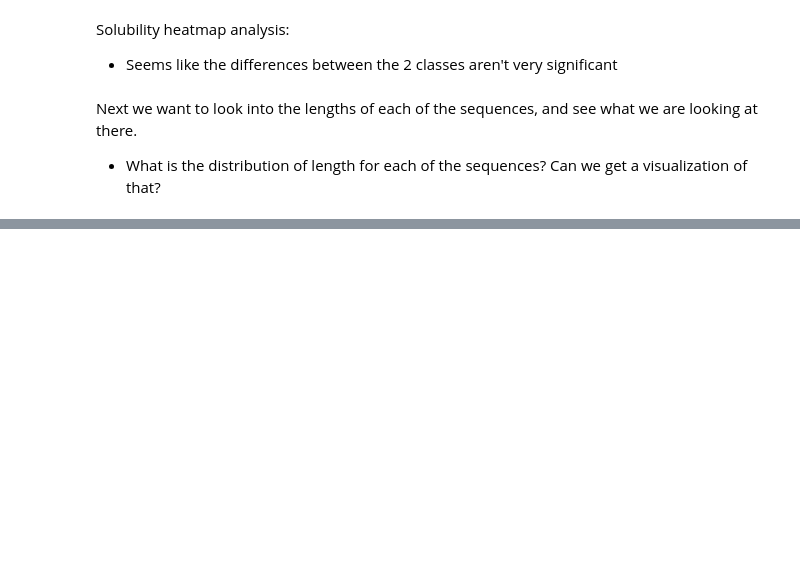
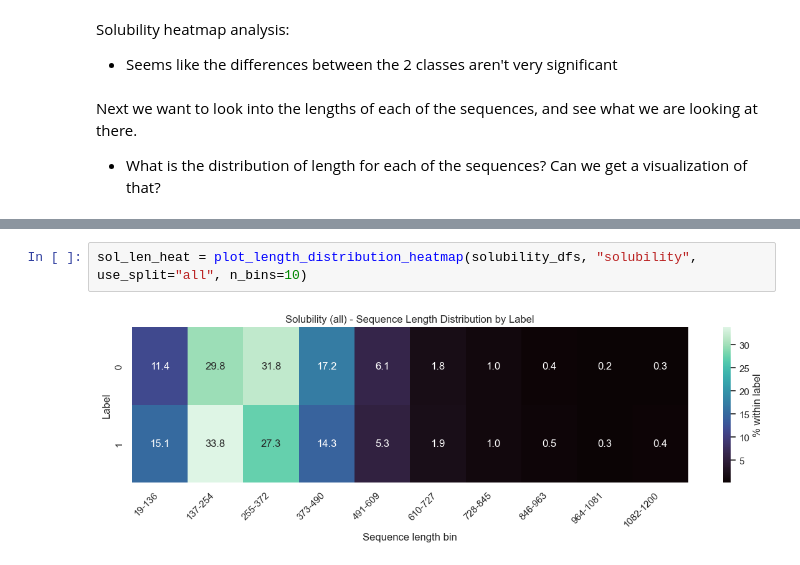
Before and after one commit to Jschechter18/protein-sequence-augmentation, a Jupyter notebook: eda/eda.ipynb, the cells around one changed output, grey strips where cells are left out. Cells and saved outputs as stored; diff of their text form; blank space fills up the shorter version.

```diff
--- a/eda/eda.ipynb
+++ b/eda/eda.ipynb
@@ -251,0 +506,4 @@ Next we want to look into the lengths of each of the sequences, and see what we
+# %%
+sol_len_heat = plot_length_distribution_heatmap(solubility_dfs, "solubility", use_split="all", n_bins=10)
+# %% [output]
+[figure, added]
```
Also changed, not shown: parts of 31 cells of this notebook.
